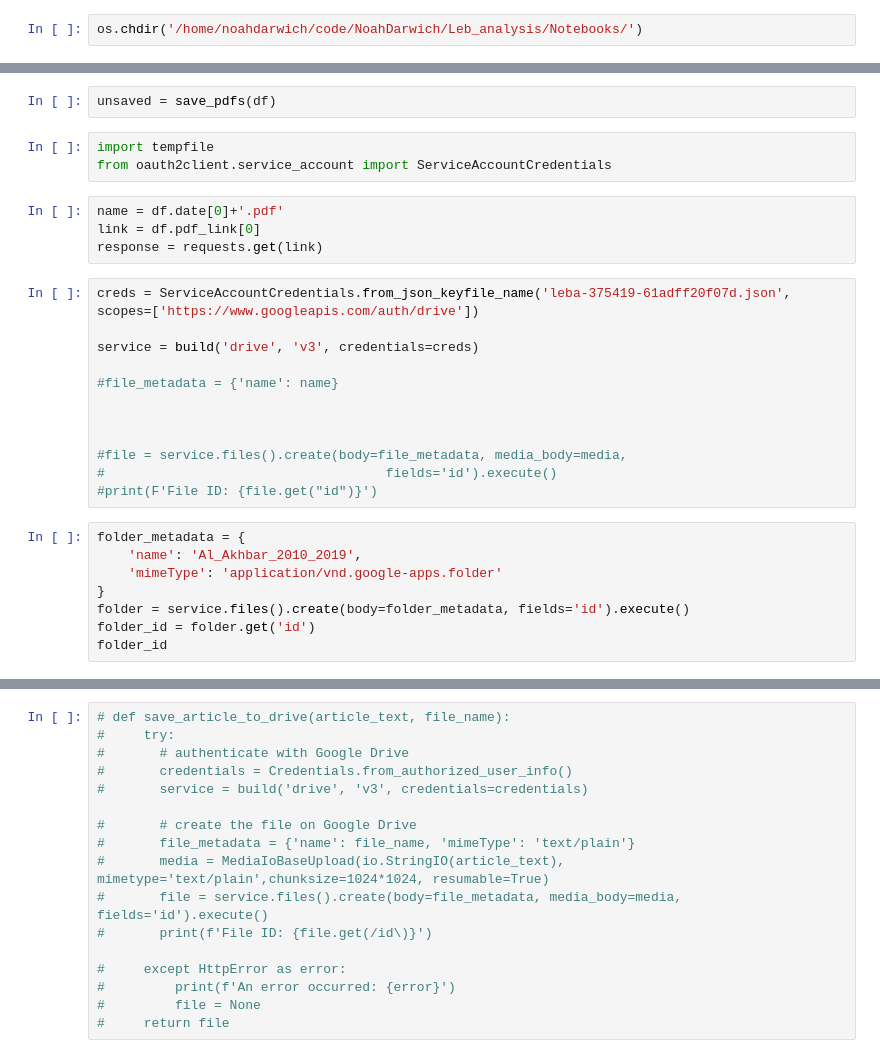
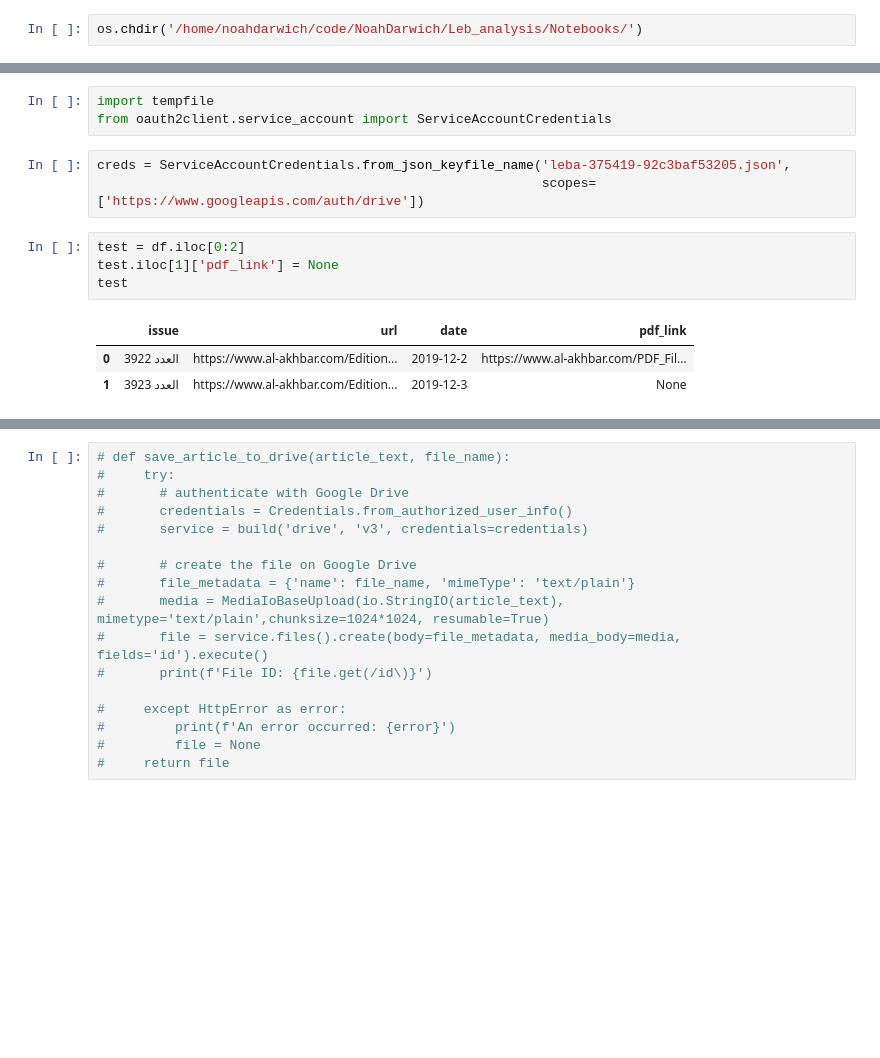
Before and after one commit to NoahDarwich/Leb_analysis, a Jupyter notebook: Notebooks/webscrape.ipynb, the cells around one changed output, grey strips where cells are left out. Cells and saved outputs as stored; diff of their text form; blank space fills up the shorter version.

```diff
--- a/Notebooks/webscrape.ipynb
+++ b/Notebooks/webscrape.ipynb
@@ -148,29 +164,14 @@ def save_pdfs(df):
-# %%
-unsaved = save_pdfs(df)
 # %%
 import tempfile
 from oauth2client.service_account import ServiceAccountCredentials
-# %%
-name = df.date[0]+'.pdf'
-link = df.pdf_link[0]
-response = requests.get(link)
 # %%
-creds = ServiceAccountCredentials.from_json_keyfile_name('leba-375419-61adff20f07d.json', scopes=['https://www.googleapis.com/auth/drive'])
-
-service = build('drive', 'v3', credentials=creds)
-
-#file_metadata = {'name': name}
-
-
-
-#file = service.files().create(body=file_metadata, media_body=media,
-#                                    fields='id').execute()
-#print(F'File ID: {file.get("id")}')
+creds = ServiceAccountCredentials.from_json_keyfile_name('leba-375419-92c3baf53205.json',
+                                                         scopes=['https://www.googleapis.com/auth/drive'])
-# %%
-folder_metadata = {
-    'name': 'Al_Akhbar_2010_2019',
-    'mimeType': 'application/vnd.google-apps.folder'
-}
-folder = service.files().create(body=folder_metadata, fields='id').execute()
-folder_id = folder.get('id')
-folder_id
+# %%
+test = df.iloc[0:2]
+test.iloc[1]['pdf_link'] = None
+test
+# %% [output]
+|  | issue | url | date | pdf_link |
+| 0 | العدد 3922 | https://www.al-akhbar.com/Edition... | 2019-12-2 | https://www.al-akhbar.com/PDF_Fil... |
+| 1 | العدد 3923 | https://www.al-akhbar.com/Edition... | 2019-12-3 | None |
```
Also changed, not shown: parts of 12 cells of this notebook, 1 other file.
